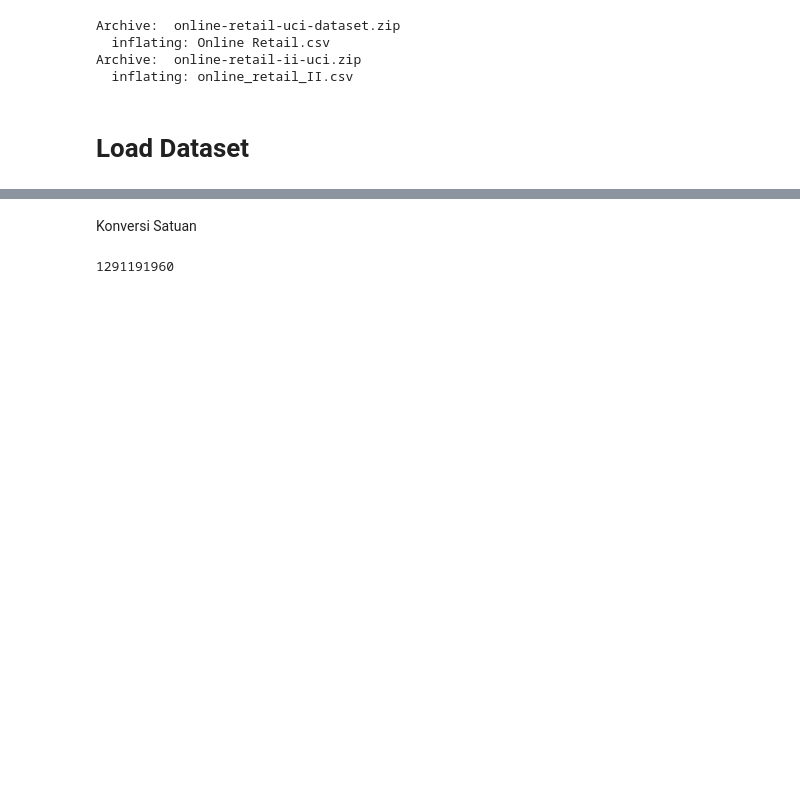
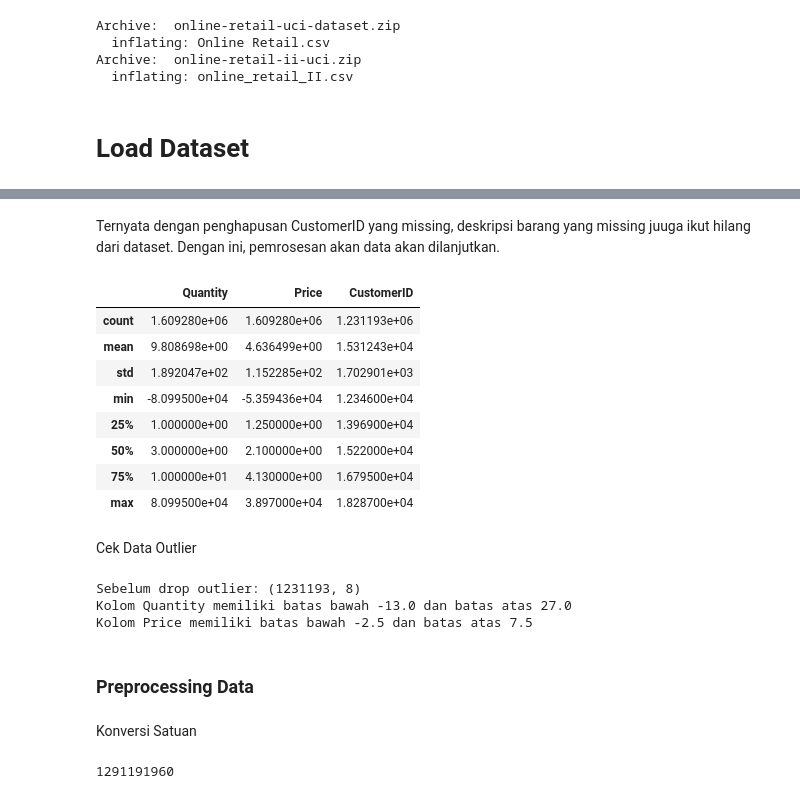
Before and after one commit to ShiftorTheOrca/asah-capstone, a Jupyter notebook: Asah_Fetch_A25_CS328.ipynb, the cells around one changed output, grey strips where cells are left out. Drawn from its saved outputs; the diff is of its cells as text; code cells hidden in the pictures; blank space fills up the shorter version.

Commit message:
Bereksperimen dengan EDA lebih lanjut.

```diff
--- a/Asah_Fetch_A25_CS328.ipynb
+++ b/Asah_Fetch_A25_CS328.ipynb
@@ -159,3 +224,48 @@ df_all.describe()
+# %% [markdown]
+Ternyata dengan penghapusan CustomerID yang missing, deskripsi barang yang missing juuga ikut hilang dari dataset. Dengan ini, pemrosesan akan data akan dilanjutkan.
+# %%
+df_all.describe()
+# %% [output]
+|  | Quantity | Price | CustomerID |
+| count | 1.609280e+06 | 1.609280e+06 | 1.231193e+06 |
+| mean | 9.808698e+00 | 4.636499e+00 | 1.531243e+04 |
+| std | 1.892047e+02 | 1.152285e+02 | 1.702901e+03 |
+| min | -8.099500e+04 | -5.359436e+04 | 1.234600e+04 |
+| 25% | 1.000000e+00 | 1.250000e+00 | 1.396900e+04 |
+| 50% | 3.000000e+00 | 2.100000e+00 | 1.522000e+04 |
+| 75% | 1.000000e+01 | 4.130000e+00 | 1.679500e+04 |
+| max | 8.099500e+04 | 3.897000e+04 | 1.828700e+04 |
+# %% [markdown]
+Cek Data Outlier
+# %%
+# Data numerik outlier dicari dan dibuang
+# Pemilihan field dilakukan manual karena CustomerID tidak termasuk numerik;
+# namun pada DataFrame dikategorikan sebagai numerik (float64)
+numerik = ['Quantity', 'Price']
+
+print("Sebelum drop outlier:", df_clean.shape)
+for col in numerik:
+  # Cari kuantil 1 dan 3 setiap untuk mendapatkan batas bawah & batas atas
+  Q1 = df_clean[col].quantile(0.25)
+  Q3 = df_clean[col].quantile(0.75)
+  IQR = Q3 - Q1
+  batas_bawah = Q1 - 1.5 * IQR
+  batas_atas = Q3 + 1.5 * IQR
+
+  # Outlier = data yang di nilainya di bawah batas bawah/di atas batas atas
+  outlier = df_clean[(df_clean[col] < batas_bawah) | (df_clean[col] > batas_atas)]
+  # print(outlier)
+  print("Kolom", col, "memiliki batas bawah", batas_bawah, "dan batas atas", batas_atas)
+
+  # df = df.drop(outlier.index)
+
+# print("Setelah drop outlier:", df_clean.shape)
+# %% [output]
+Sebelum drop outlier: (1231193, 8)
+Kolom Quantity memiliki batas bawah -13.0 dan batas atas 27.0
+Kolom Price memiliki batas bawah -2.5 dan batas atas 7.5
+# %% [markdown]
+### Preprocessing Data
 # %% [markdown]
 Konversi Satuan
 # %%
```
Also changed, not shown: parts of 29 cells of this notebook.
